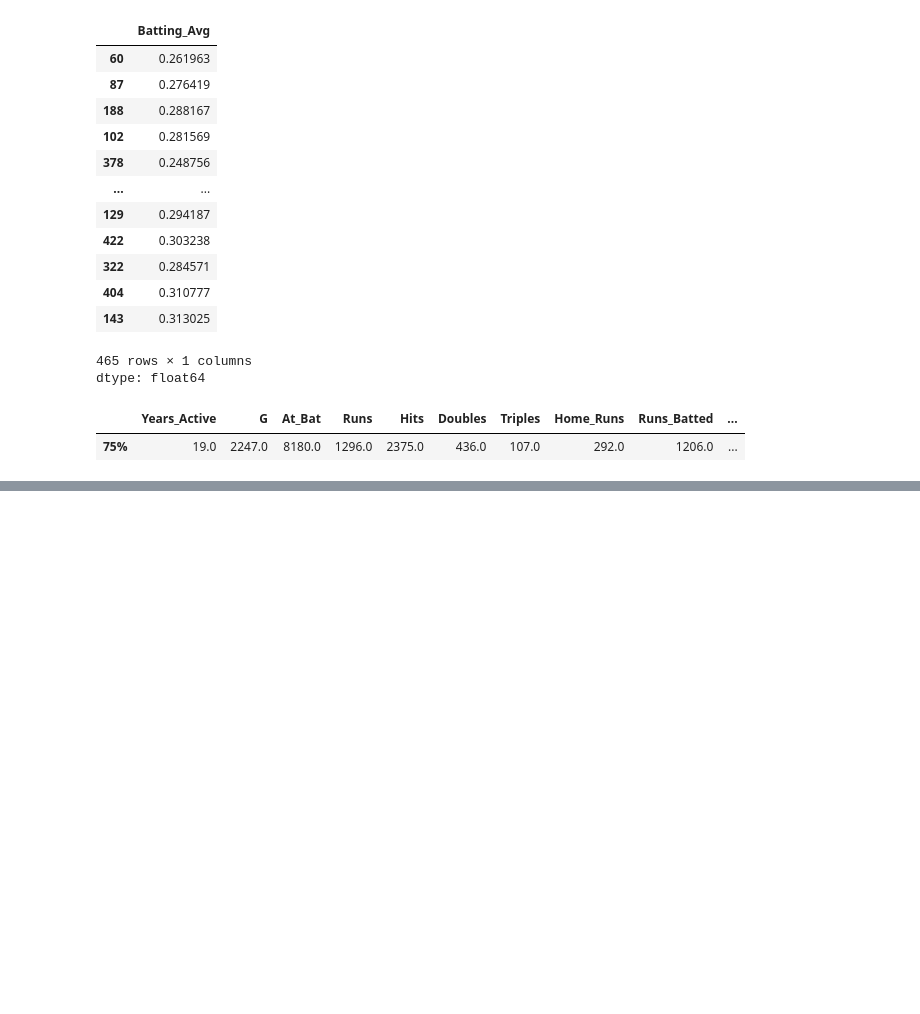
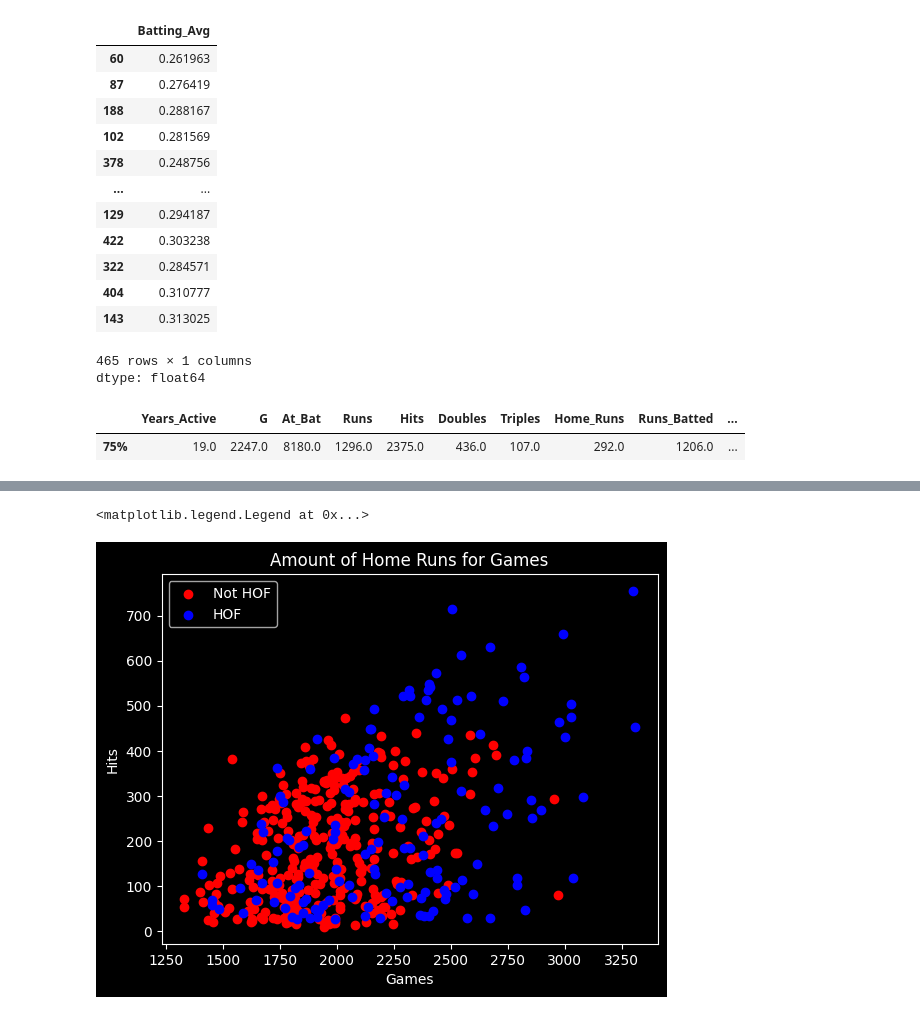
Before and after one commit to A-Peoples/DSRP_Project, a Jupyter notebook: Data_Science_Project_2025.ipynb, the cells around one changed output, grey strips where cells are left out. Cells and saved outputs as stored; diff of their text form; code cells hidden in the pictures; blank space fills up the shorter version.

```diff
--- a/Data_Science_Project_2025.ipynb
+++ b/Data_Science_Project_2025.ipynb
@@ -130,0 +123,15 @@ Text(0.5, 0, 'Average HOF')
+# %%
+plt.scatter(no_hof_df['G'], no_hof_df['Home_Runs'], color='red')
+plt.xlabel('Games')
+plt.ylabel('Hits')
+plt.title('Amount of Hits for Games')
+plt.style.use('dark_background')
+plt.scatter(hof_df['G'], hof_df['Home_Runs'], color='blue')
+plt.xlabel('Games')
+plt.ylabel('Hits')
+plt.title('Amount of Home Runs for Games')
+
+plt.legend(["Not HOF", "HOF"])
+# %% [output]
+<matplotlib.legend.Legend at 0x...>
+[figure, added]
```
Also changed, not shown: parts of 4 cells of this notebook.
